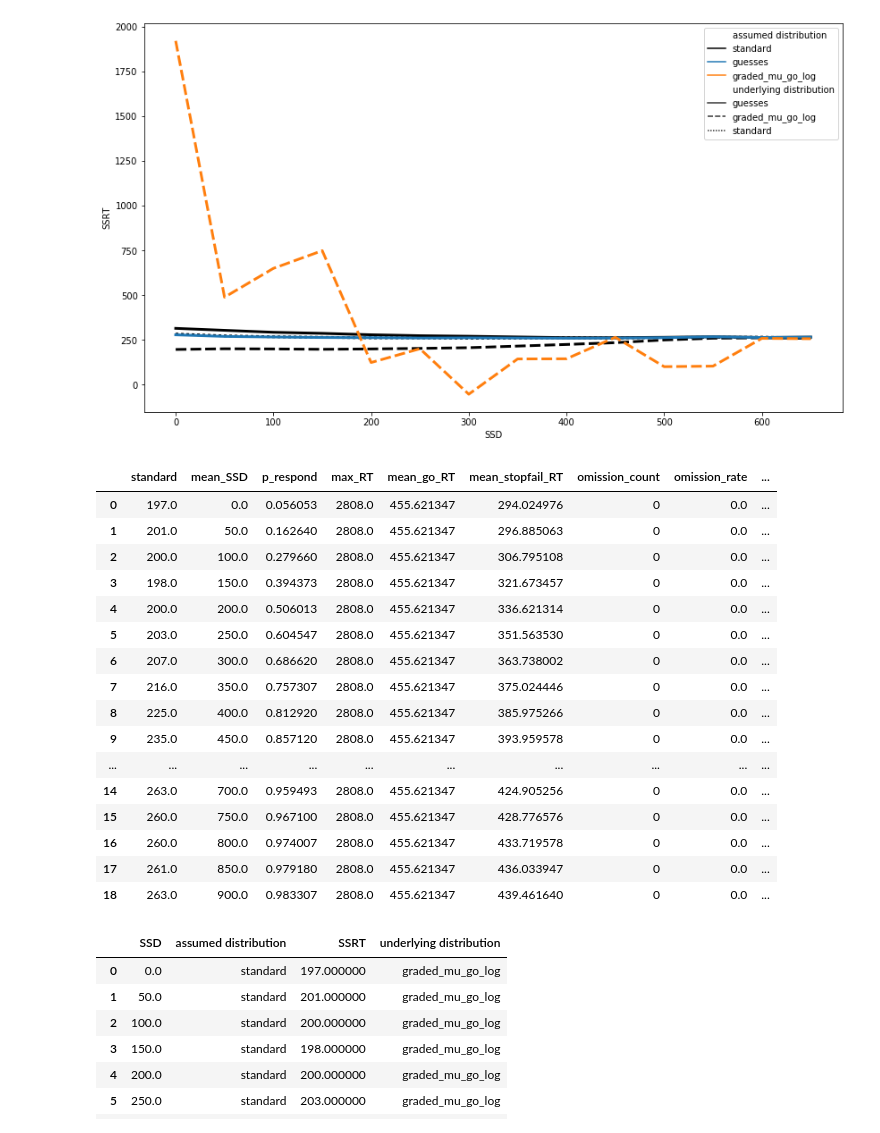
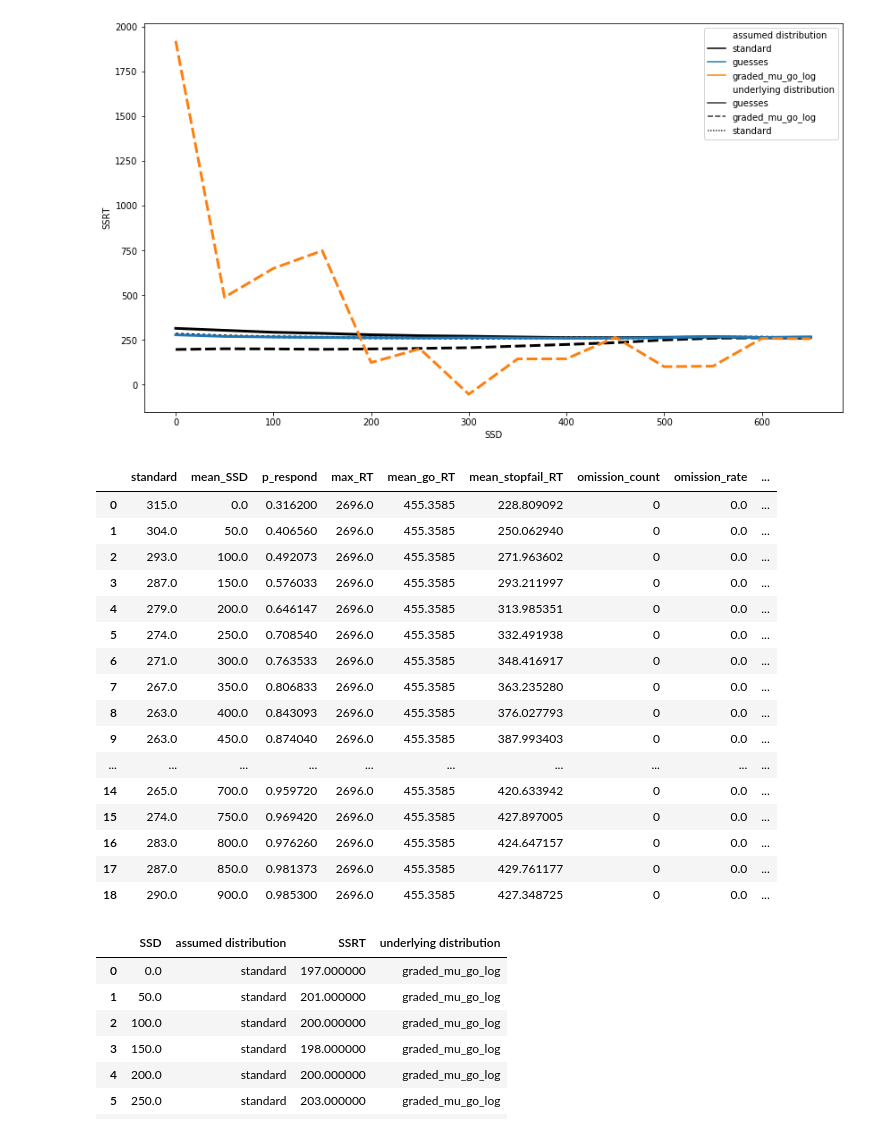
Before and after one commit to henrymj/ABCD_simulations, a Jupyter notebook: generate_results.ipynb, the cells around one changed output. Drawn from its saved outputs; the diff is of its cells as text; code cells hidden in the pictures.

```diff
--- a/generate_results.ipynb
+++ b/generate_results.ipynb
@@ -75,25 +75,25 @@ plt.savefig('figures/SSRT_by_SSD_supplement.png')
 # %% [output]
 [figure]
 # %%
-full_metric_df[full_metric_df['underlying distribution'] == 'graded_mu_go_log']
+full_metric_df[full_metric_df['underlying distribution'] == 'guesses']
 # %% [output]
 |  | standard | mean_SSD | p_respond | max_RT | mean_go_RT | mean_stopfail_RT | omission_count | omission_rate | ... |
-| 0 | 197.0 | 0.0 | 0.056053 | 2808.0 | 455.621347 | 294.024976 | 0 | 0.0 | ... |
-| 1 | 201.0 | 50.0 | 0.162640 | 2808.0 | 455.621347 | 296.885063 | 0 | 0.0 | ... |
-| 2 | 200.0 | 100.0 | 0.279660 | 2808.0 | 455.621347 | 306.795108 | 0 | 0.0 | ... |
-| 3 | 198.0 | 150.0 | 0.394373 | 2808.0 | 455.621347 | 321.673457 | 0 | 0.0 | ... |
-| 4 | 200.0 | 200.0 | 0.506013 | 2808.0 | 455.621347 | 336.621314 | 0 | 0.0 | ... |
-| 5 | 203.0 | 250.0 | 0.604547 | 2808.0 | 455.621347 | 351.563530 | 0 | 0.0 | ... |
-| 6 | 207.0 | 300.0 | 0.686620 | 2808.0 | 455.621347 | 363.738002 | 0 | 0.0 | ... |
-| 7 | 216.0 | 350.0 | 0.757307 | 2808.0 | 455.621347 | 375.024446 | 0 | 0.0 | ... |
-| 8 | 225.0 | 400.0 | 0.812920 | 2808.0 | 455.621347 | 385.975266 | 0 | 0.0 | ... |
-| 9 | 235.0 | 450.0 | 0.857120 | 2808.0 | 455.621347 | 393.959578 | 0 | 0.0 | ... |
+| 0 | 315.0 | 0.0 | 0.316200 | 2696.0 | 455.3585 | 228.809092 | 0 | 0.0 | ... |
+| 1 | 304.0 | 50.0 | 0.406560 | 2696.0 | 455.3585 | 250.062940 | 0 | 0.0 | ... |
+| 2 | 293.0 | 100.0 | 0.492073 | 2696.0 | 455.3585 | 271.963602 | 0 | 0.0 | ... |
+| 3 | 287.0 | 150.0 | 0.576033 | 2696.0 | 455.3585 | 293.211997 | 0 | 0.0 | ... |
+| 4 | 279.0 | 200.0 | 0.646147 | 2696.0 | 455.3585 | 313.985351 | 0 | 0.0 | ... |
+| 5 | 274.0 | 250.0 | 0.708540 | 2696.0 | 455.3585 | 332.491938 | 0 | 0.0 | ... |
+| 6 | 271.0 | 300.0 | 0.763533 | 2696.0 | 455.3585 | 348.416917 | 0 | 0.0 | ... |
+| 7 | 267.0 | 350.0 | 0.806833 | 2696.0 | 455.3585 | 363.235280 | 0 | 0.0 | ... |
+| 8 | 263.0 | 400.0 | 0.843093 | 2696.0 | 455.3585 | 376.027793 | 0 | 0.0 | ... |
+| 9 | 263.0 | 450.0 | 0.874040 | 2696.0 | 455.3585 | 387.993403 | 0 | 0.0 | ... |
 | ... | ... | ... | ... | ... | ... | ... | ... | ... | ... |
-| 14 | 263.0 | 700.0 | 0.959493 | 2808.0 | 455.621347 | 424.905256 | 0 | 0.0 | ... |
-| 15 | 260.0 | 750.0 | 0.967100 | 2808.0 | 455.621347 | 428.776576 | 0 | 0.0 | ... |
-| 16 | 260.0 | 800.0 | 0.974007 | 2808.0 | 455.621347 | 433.719578 | 0 | 0.0 | ... |
-| 17 | 261.0 | 850.0 | 0.979180 | 2808.0 | 455.621347 | 436.033947 | 0 | 0.0 | ... |
-| 18 | 263.0 | 900.0 | 0.983307 | 2808.0 | 455.621347 | 439.461640 | 0 | 0.0 | ... |
+| 14 | 265.0 | 700.0 | 0.959720 | 2696.0 | 455.3585 | 420.633942 | 0 | 0.0 | ... |
+| 15 | 274.0 | 750.0 | 0.969420 | 2696.0 | 455.3585 | 427.897005 | 0 | 0.0 | ... |
+| 16 | 283.0 | 800.0 | 0.976260 | 2696.0 | 455.3585 | 424.647157 | 0 | 0.0 | ... |
+| 17 | 287.0 | 850.0 | 0.981373 | 2696.0 | 455.3585 | 429.761177 | 0 | 0.0 | ... |
+| 18 | 290.0 | 900.0 | 0.985300 | 2696.0 | 455.3585 | 427.348725 | 0 | 0.0 | ... |
 # %%
 full_melt[full_melt['underlying distribution'] == 'graded_mu_go_log']
 # %% [output]
```
Also changed, not shown: 1 other file.
